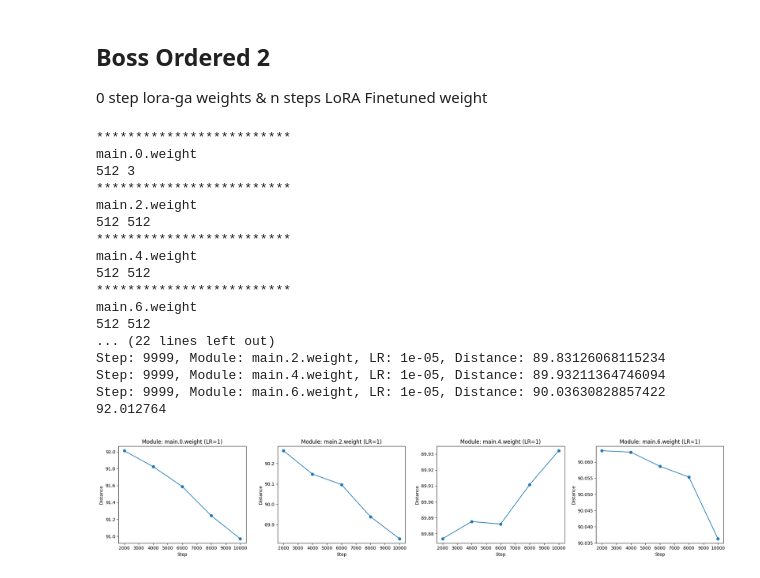
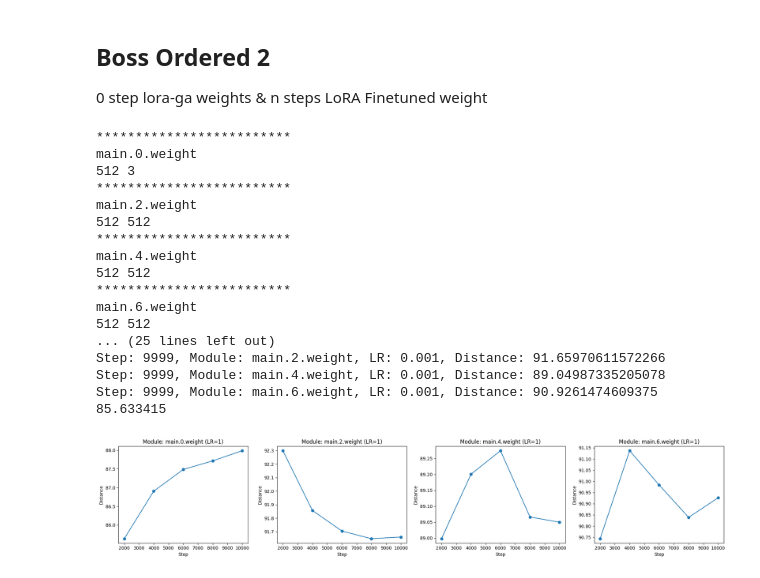
Before and after one commit to jkdxg8837/Diffusion_One, a Jupyter notebook: theorem_veri.ipynb, the cells around one changed output. Saved outputs shown, nothing was run; the diff lists cells and outputs as text; code cells hidden in the pictures.

```diff
--- a/theorem_veri.ipynb
+++ b/theorem_veri.ipynb
@@ -118,7 +118,7 @@ from peft import LoraConfig, get_peft_model
 # checkpoint_steps = [1999,7999,13999,19999]
 vf = MLP(input_dim=2, time_dim=1, hidden_dim=hidden_dim).to(device)
 lora_config = LoraConfig(
-    r=8,
+    r=2,
     lora_alpha=16,
     target_modules=["main.0", "main.2", "main.4", "main.6", "main.8"],  # target Linear layers in MLP
     init_lora_weights="gaussian",
@@ -127,7 +127,7 @@ vf = get_peft_model(vf, lora_config)
 print(vf.state_dict()['base_model.model.main.8.lora_A.default.weight'].shape)
 
 gamma = 9
-with open(f'/home/u5649209/workspace/flow_matching/ckpts/raw_model_gradients/models_grads_step0.pkl', 'rb') as f:
+with open(f'/home/u5649209/workspace/flow_matching/ckpts/raw_model_gradients/models_grads_step19999.pkl', 'rb') as f:
     named_grad = pickle.load(f)
 _ = reinit_lora(vf, gamma, named_grad)
 
@@ -216,13 +224,13 @@ from peft import LoraConfig, get_peft_model
 # checkpoint_steps = [1999,7999,13999,19999]
 vf_lora_reinit = MLP(input_dim=2, time_dim=1, hidden_dim=hidden_dim).to(device)
 lora_config = LoraConfig(
-    r=8,
+    r=2,
     lora_alpha=16,
-    target_modules=["main.0", "main.2", "main.4", "main.6"],  # target Linear layers in MLP
+    target_modules=["main.0", "main.2", "main.4", "main.6", "main.8"],  # target Linear layers in MLP
     init_lora_weights="gaussian",
 )
 vf_lora_reinit = get_peft_model(vf_lora_reinit, lora_config)
-# print(vf.state_dict()['base_model.model.main.8.lora_A.default.weight'].shape)
+print(vf.state_dict()['base_model.model.main.8.lora_A.default.weight'].shape)
 
 gamma = 9
 with open(f'/home/u5649209/workspace/flow_matching/ckpts/raw_model_gradients/models_grads_step19999.pkl', 'rb') as f:
@@ -251,7 +259,7 @@ for ckpt in checkpoint_steps:
 
     learning_rate_list = [1e-5, 1e-4, 1e-3, 1e-2, 1e-1, 1, 10, 20]
 
-    for i in range(4):
+    for i in range(len(layer_num)):
         module = f'main.{layer_num[i]}.weight'
         if 'bias' in module:
             continue
@@ -319,15 +428,16 @@ from peft import LoraConfig, get_peft_model, PeftModel, PeftConfig
 # checkpoint_steps = [1999,7999,13999,19999]
 vf_lora_reinit = MLP(input_dim=2, time_dim=1, hidden_dim=hidden_dim).to(device)
 lora_config = LoraConfig(
-    r=8,
+    r=2,
     lora_alpha=16,
-    target_modules=["main.0", "main.2", "main.4", "main.6"],  # target Linear layers in MLP
+    target_modules=["main.0", "main.2", "main.4", "main.6", "main.8"],  # target Linear layers in MLP
     init_lora_weights="gaussian",
 )
 vf_lora_reinit = get_peft_model(vf_lora_reinit, lora_config)
 # print(vf.state_dict()['base_model.model.main.8.lora_A.default.weight'].shape)
 
 gamma = 9
+gamma_list = [4, 9 , 16, 25, 36, 49, 64, 81, 100]
 with open(f'/home/u5649209/workspace/flow_matching/ckpts/raw_model_gradients/models_grads_step19999.pkl', 'rb') as f:
     named_grad = pickle.load(f)
 _ = reinit_lora(vf_lora_reinit, gamma, named_grad)
@@ -343,10 +453,6 @@ module_list = ["main.0.weight", "main.0.bias", "main.2.weight", "main.2.bias",
                 ]
 checkpoint_steps = [1999, 3999, 5999, 7999, 9999]
 
-
-
-
-
 distance_module_dict = {}
 # Calculate distance between original weights + lora_weights & trained weights
 for ckpt in checkpoint_steps:
@@ -360,10 +466,6 @@ for ckpt in checkpoint_steps:
     print(weight_path)
     for i in range(4):
         module = f'main.{layer_num[i]}.weight'
-        if 'bias' in module:
-            continue
-        compared_weights = loaded_weights[module].to(device)
-
         loraB_weights = state_dict[f'base_model.model.main.{layer_num[i]}.lora_B.default.weight']
         loraA_weights = state_dict[f'base_model.model.main.{layer_num[i]}.lora_A.default.weight']
         lora_combined_weights = loraB_weights @ loraA_weights
@@ -375,9 +477,12 @@ for ckpt in checkpoint_steps:
 
         # distance = torch.norm(after_optimization_weights - weights).item()
         # distance = wasserstein_distance(after_optimization_weights.cpu().numpy().flatten(), weights.cpu().numpy().flatten())
-        dot_product = np.dot(lora_combined_weights_compare.flatten().cpu().numpy(), lora_combined_weights.flatten().cpu().numpy())
-        norm_after = np.linalg.norm(lora_combined_weights_compare.flatten().cpu().numpy())
-        norm_weights = np.linalg.norm(lora_combined_weights.flatten().cpu().numpy())
+        weight_1=loraB_weights
+        weight_2=loraB_weights_compare
+
+        dot_product = np.dot(weight_1.flatten().cpu().numpy(), weight_2.flatten().cpu().numpy())
+        norm_after = np.linalg.norm(weight_1.flatten().cpu().numpy())
+        norm_weights = np.linalg.norm(weight_2.flatten().cpu().numpy())
         distance = np.arccos(np.clip(dot_product / (norm_after * norm_weights), -1.0, 1.0)) / np.pi * 180
         # Print the step, module, learning rate, and distance
         # print(f"Step: {step}, Module: {module}, LR: {lr}, Distance: {distance}")
@@ -387,36 +492,36 @@ for ckpt in checkpoint_steps:
 # Plot distance vs step for learning rate = 1
 lr_fixed = 1
 modules = [m for m in module_list if 'bias' not in m]
 fig, axs = plt.subplots(1, len(modules), figsize=(5 * len(modules), 4))
 if len(modules) == 1:
     axs = [axs]
 for idx, module in enumerate(modules):
     steps = checkpoint_steps
     distances = [distance_module_dict[(step, module, lr_fixed)] for step in steps]
     axs[idx].plot(steps, distances, marker='o')
     axs[idx].set_xlabel("Step")
     axs[idx].set_ylabel("Distance")
     axs[idx].set_title(f"Module: {module} (LR={lr_fixed})")
 print(distance_module_dict[(1999, 'main.0.weight', 1)])
 plt.tight_layout()
 plt.savefig("distance_vs_step_lr1.png")
 plt.show()
 # %% [output]
 *************************
 main.0.weight
 512 3
 *************************
 main.2.weight
 512 512
 *************************
 main.4.weight
 512 512
 *************************
 main.6.weight
 512 512
-... (22 lines left out)
-Step: 9999, Module: main.2.weight, LR: 1e-05, Distance: 89.83126068115234
-Step: 9999, Module: main.4.weight, LR: 1e-05, Distance: 89.93211364746094
-Step: 9999, Module: main.6.weight, LR: 1e-05, Distance: 90.03630828857422
-92.012764
+... (25 lines left out)
+Step: 9999, Module: main.2.weight, LR: 0.001, Distance: 91.65970611572266
+Step: 9999, Module: main.4.weight, LR: 0.001, Distance: 89.04987335205078
+Step: 9999, Module: main.6.weight, LR: 0.001, Distance: 90.9261474609375
+85.633415
-[figure, old version]
+[figure, new version]
```
Also changed, not shown: parts of 8 cells of this notebook, 3 other files.
